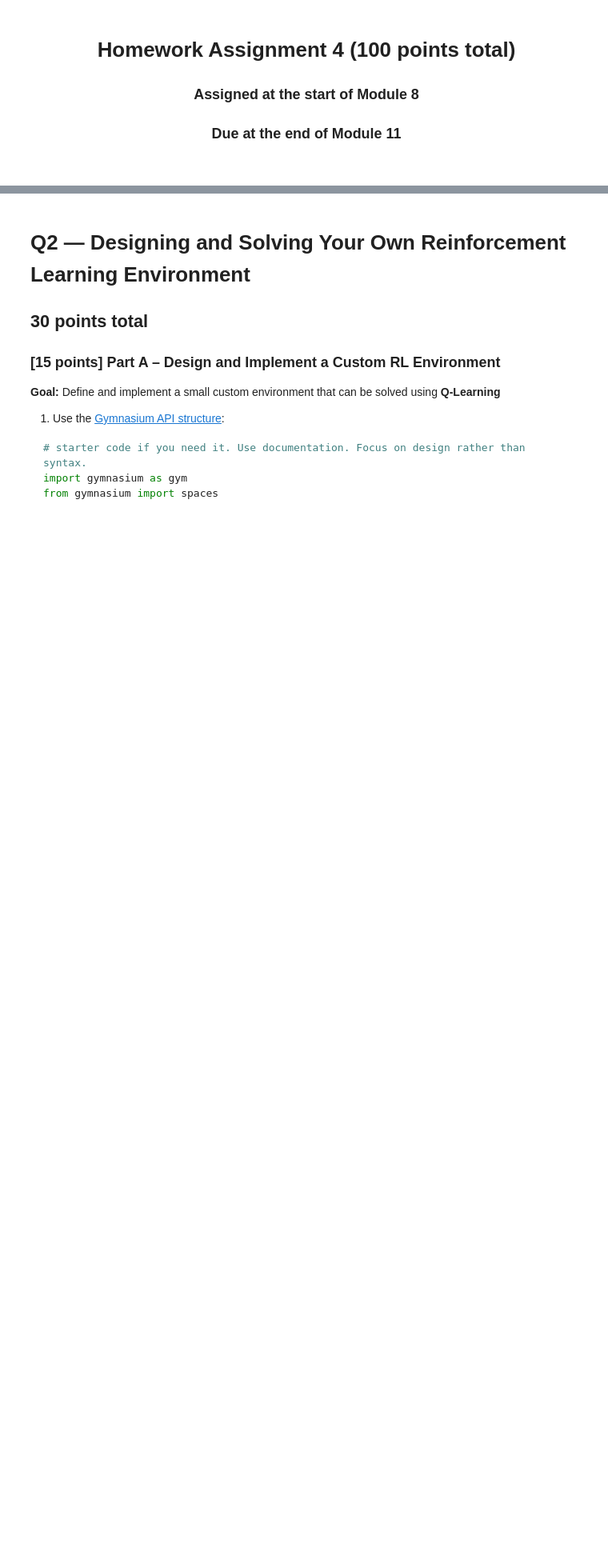
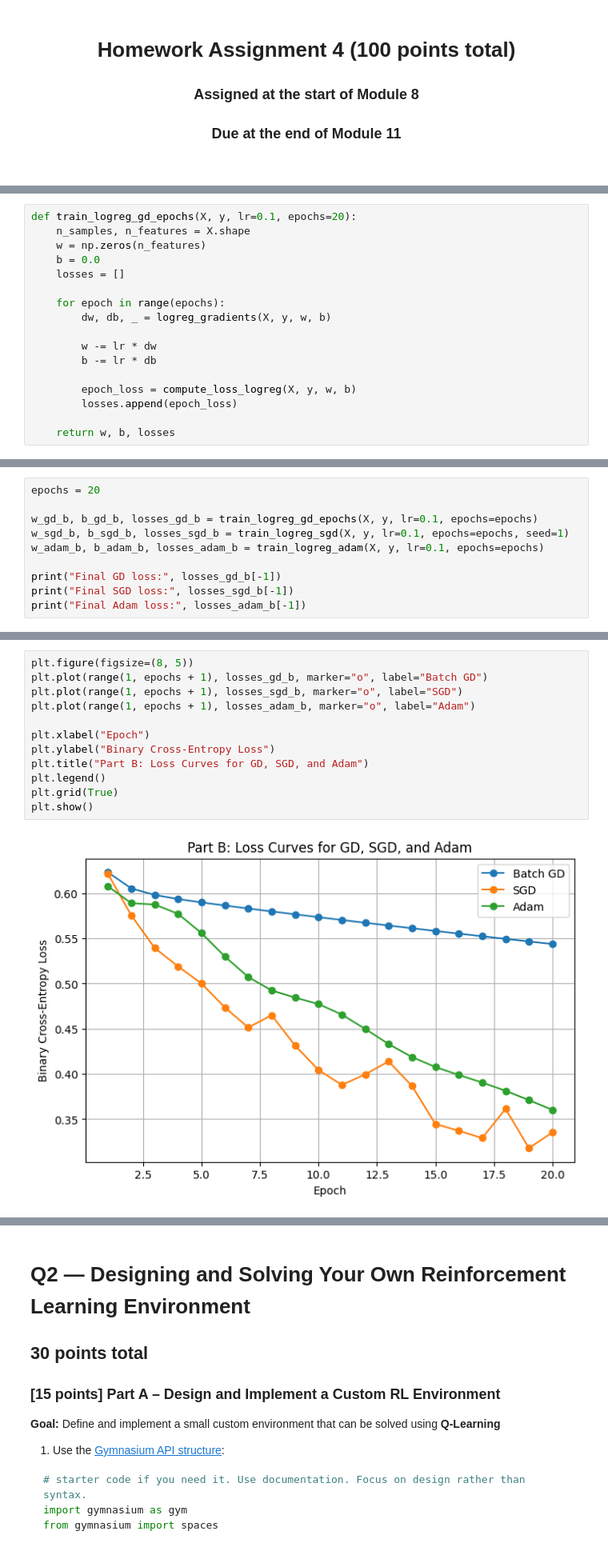
Before and after one commit to random-logic/EN.705.623.81.SU26, a Jupyter notebook: HW4.ipynb, the cells around one changed output, grey strips where cells are left out. Shown at 80% size. Cells and saved outputs as stored; diff of their text form; blank space fills up the shorter version.

```diff
--- a/HW4.ipynb
+++ b/HW4.ipynb
@@ -76,0 +250,17 @@ Input -> Hidden Layer (2 neurons, ReLU) -> Output (Sigmoid)
+# %%
+def train_logreg_gd_epochs(X, y, lr=0.1, epochs=20):
+    n_samples, n_features = X.shape
+    w = np.zeros(n_features)
+    b = 0.0
+    losses = []
+
+    for epoch in range(epochs):
+        dw, db, _ = logreg_gradients(X, y, w, b)
+
+        w -= lr * dw
+        b -= lr * db
+
+        epoch_loss = compute_loss_logreg(X, y, w, b)
+        losses.append(epoch_loss)
+
+    return w, b, losses
@@ -76,0 +342,10 @@ Input -> Hidden Layer (2 neurons, ReLU) -> Output (Sigmoid)
+# %%
+epochs = 20
+
+w_gd_b, b_gd_b, losses_gd_b = train_logreg_gd_epochs(X, y, lr=0.1, epochs=epochs)
+w_sgd_b, b_sgd_b, losses_sgd_b = train_logreg_sgd(X, y, lr=0.1, epochs=epochs, seed=1)
+w_adam_b, b_adam_b, losses_adam_b = train_logreg_adam(X, y, lr=0.1, epochs=epochs)
+
+print("Final GD loss:", losses_gd_b[-1])
+print("Final SGD loss:", losses_sgd_b[-1])
+print("Final Adam loss:", losses_adam_b[-1])
@@ -76,0 +358,14 @@ Input -> Hidden Layer (2 neurons, ReLU) -> Output (Sigmoid)
+# %%
+plt.figure(figsize=(8, 5))
+plt.plot(range(1, epochs + 1), losses_gd_b, marker="o", label="Batch GD")
+plt.plot(range(1, epochs + 1), losses_sgd_b, marker="o", label="SGD")
+plt.plot(range(1, epochs + 1), losses_adam_b, marker="o", label="Adam")
+
+plt.xlabel("Epoch")
+plt.ylabel("Binary Cross-Entropy Loss")
+plt.title("Part B: Loss Curves for GD, SGD, and Adam")
+plt.legend()
+plt.grid(True)
+plt.show()
+# %% [output]
+[figure, added]
```
Also changed, not shown: parts of 102 cells of this notebook, 12 other files.
